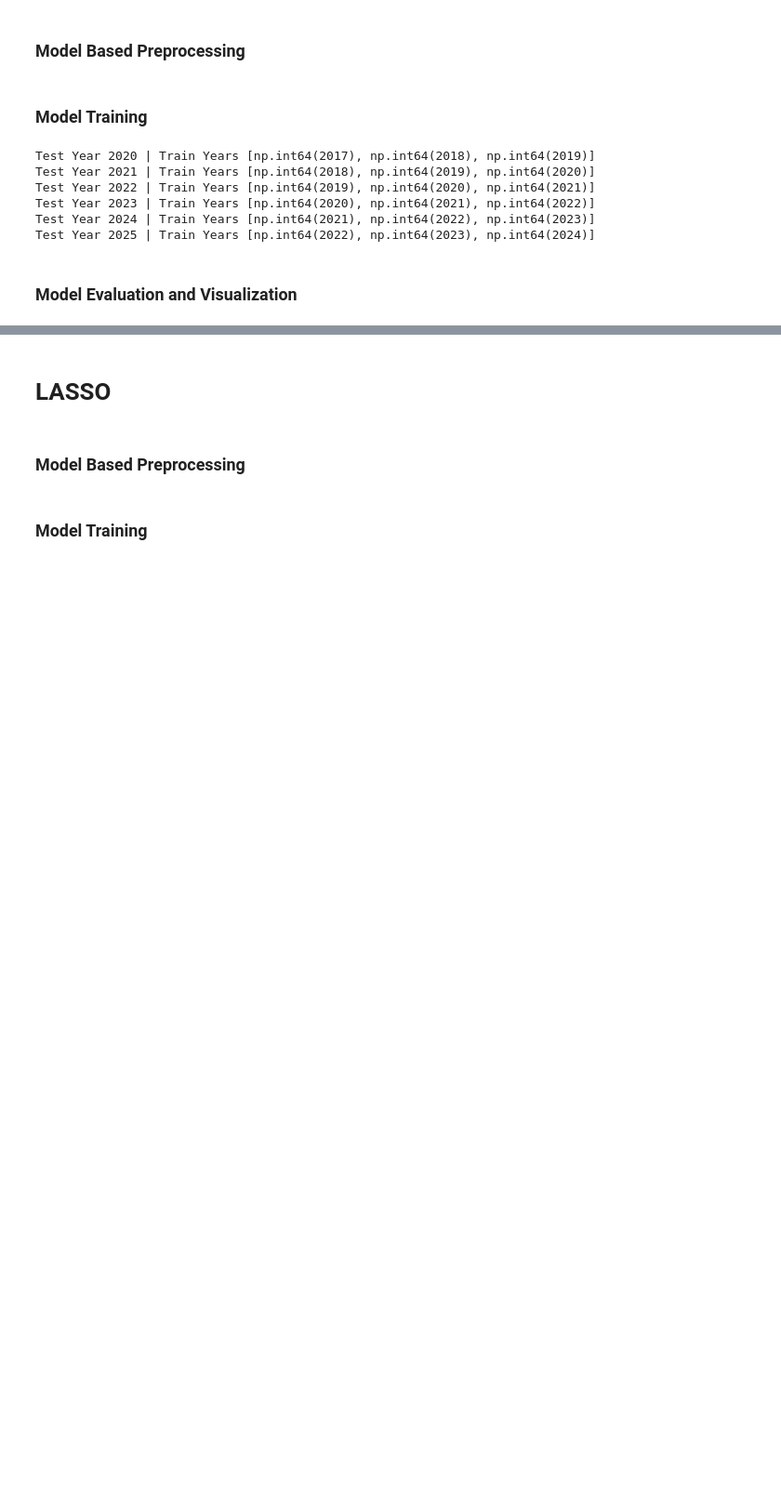
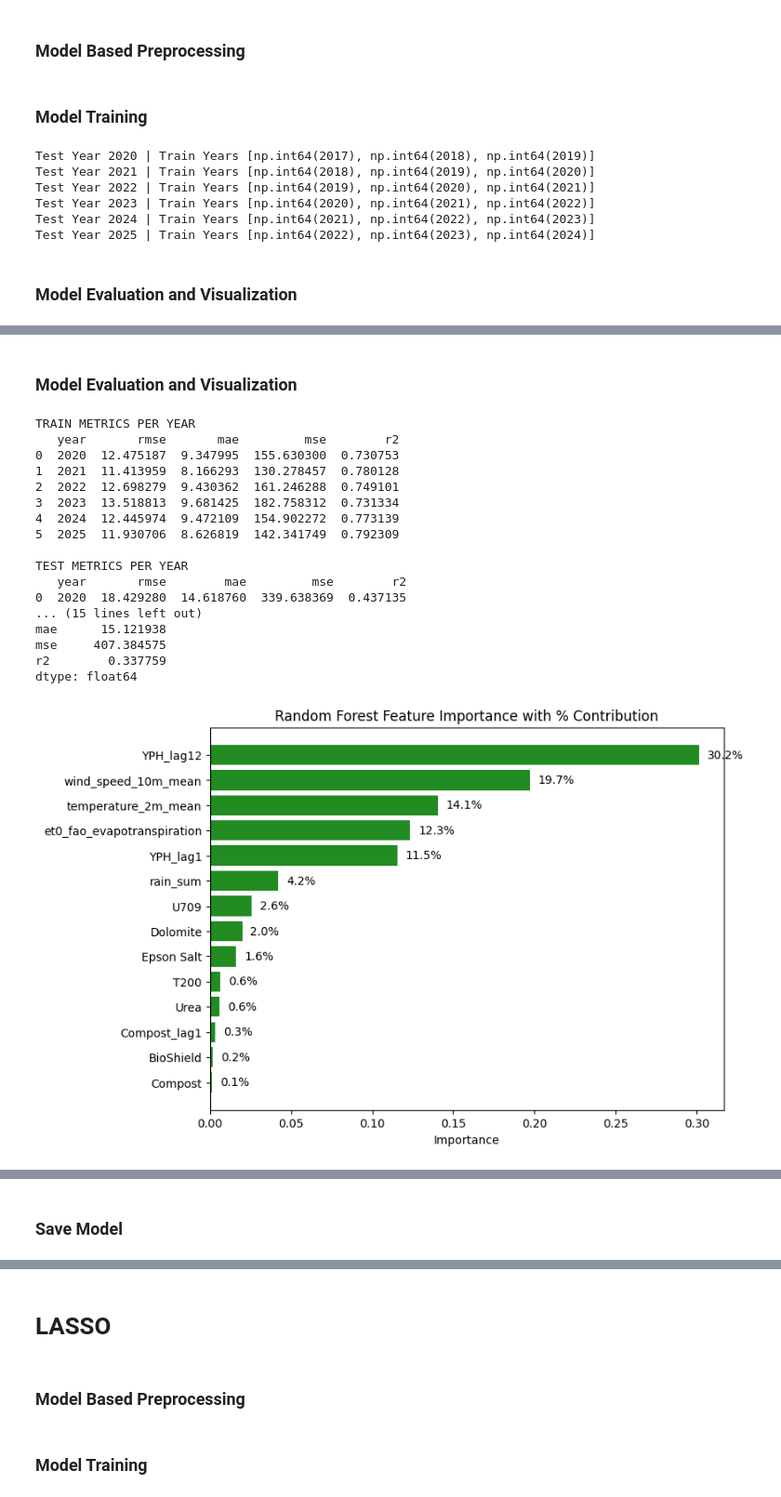
Before and after one commit to Kavishka2401/GPTea, a Jupyter notebook: Machine_Learning_Pipeline/Preprocessing_and_ModelTraining.ipynb, the cells around one changed output, grey strips where cells are left out. Shown at 93% size. Drawn from its saved outputs; the diff is of its cells as text; code cells hidden in the pictures; blank space fills up the shorter version.

```diff
--- a/Machine_Learning_Pipeline/Preprocessing_and_ModelTraining.ipynb
+++ b/Machine_Learning_Pipeline/Preprocessing_and_ModelTraining.ipynb
@@ -462,0 +604,74 @@ dtype: float64
+# %% [markdown]
+### Model Evaluation and Visualization
+# %%
+# Convert metrics to DataFrames
+train_metrics_df = pd.DataFrame(train_results)
+test_metrics_df  = pd.DataFrame(test_results)
+
+# Print metrics
+print("\nTRAIN METRICS PER YEAR")
+print(train_metrics_df)
+print("\nTEST METRICS PER YEAR")
+print(test_metrics_df)
+
+print("\nAVERAGE TRAIN METRICS")
+print(train_metrics_df[['rmse','mae','mse','r2']].mean())
+print("\nAVERAGE TEST METRICS")
+print(test_metrics_df[['rmse','mae','mse','r2']].mean())
+
+# Feature importance
+rf_model = last_pipeline.named_steps['rf']
+feat_imp = pd.DataFrame({
+    'feature': features,
+    'importance': rf_model.feature_importances_
+})
+feat_imp['percentage'] = (feat_imp['importance'] / feat_imp['importance'].sum()) * 100
+feat_imp = feat_imp.sort_values(by='importance', ascending=False)
+
+# Plot feature importance
+plt.figure(figsize=(8,6))
+bars = plt.barh(feat_imp['feature'], feat_imp['importance'], color='forestgreen')
+plt.gca().invert_yaxis()
+plt.xlabel("Importance")
+plt.title("Random Forest Feature Importance with % Contribution")
+for bar, pct in zip(bars, feat_imp['percentage']):
+    plt.text(bar.get_width() + 0.005, bar.get_y() + bar.get_height()/2, f"{pct:.1f}%", va='center')
+plt.show()
+
+# Predicted vs Actual
+plt.figure(figsize=(6,6))
+plt.scatter(last_y_test, last_y_test_pred, color='blue', alpha=0.7)
+plt.plot([last_y_test.min(), last_y_test.max()], [last_y_test.min(), last_y_test.max()], 'r--')
+plt.xlabel("Actual YPH")
+plt.ylabel("Predicted YPH")
+plt.title(f"Predicted vs Actual ({TEST_YEARS[-1]})")
+plt.show()
+
+# Residuals vs Predicted
+residuals = last_y_test - last_y_test_pred
+plt.figure(figsize=(6,6))
+plt.scatter(last_y_test_pred, residuals, color='purple', alpha=0.7)
+plt.axhline(0, color='black', linestyle='--')
+plt.xlabel("Predicted YPH")
+plt.ylabel("Residuals")
+plt.title(f"Residuals vs Predicted ({TEST_YEARS[-1]})")
+plt.show()
+# %% [output]
+TRAIN METRICS PER YEAR
+   year       rmse       mae         mse        r2
+0  2020  12.475187  9.347995  155.630300  0.730753
+1  2021  11.413959  8.166293  130.278457  0.780128
+2  2022  12.698279  9.430362  161.246288  0.749101
+3  2023  13.518813  9.681425  182.758312  0.731334
+4  2024  12.445974  9.472109  154.902272  0.773139
+5  2025  11.930706  8.626819  142.341749  0.792309
+
+TEST METRICS PER YEAR
+   year       rmse        mae         mse        r2
+0  2020  18.429280  14.618760  339.638369  0.437135
+... (15 lines left out)
+mae      15.121938
+mse     407.384575
+r2        0.337759
+dtype: float64
+[figure, added]
@@ -462,0 +680,2 @@ dtype: float64
+# %% [markdown]
+### Save Model
```
Also changed, not shown: parts of 38 cells of this notebook.
